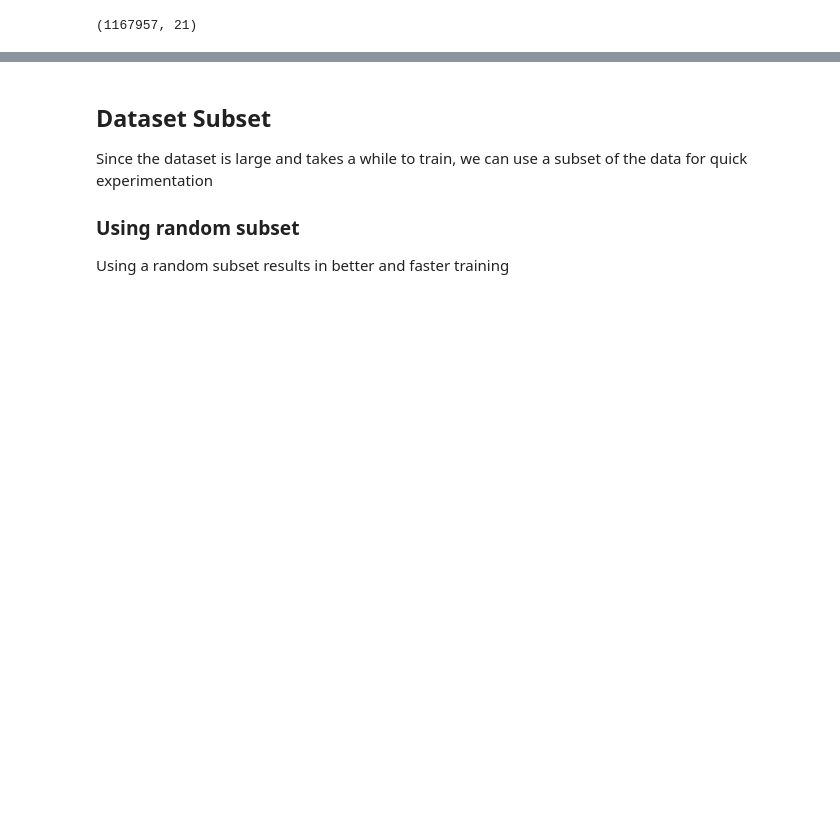
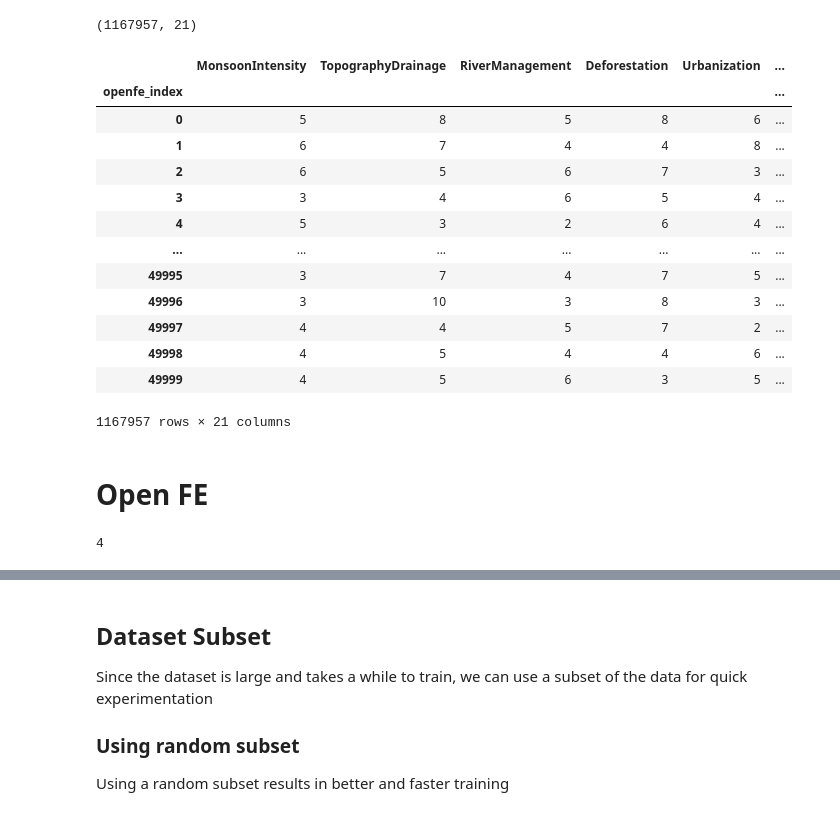
Before and after one commit to rubanzasilva/flood_prediction, a Jupyter notebook: s04e05-fastai.ipynb, the cells around one changed output, grey strips where cells are left out. Cells and saved outputs as stored; diff of their text form; code cells hidden in the pictures; blank space fills up the shorter version.

```diff
--- a/s04e05-fastai.ipynb
+++ b/s04e05-fastai.ipynb
@@ -134,3 +128,22 @@ train_df = pd.concat([train_df,original_df], axis=0)
 train_df.shape
 # %% [output]
 (1167957, 21)
+# %%
+train_df
+# %% [output]
+|  | MonsoonIntensity | TopographyDrainage | RiverManagement | Deforestation | Urbanization | ... |
+| openfe_index |  |  |  |  |  | ... |
+| 0 | 5 | 8 | 5 | 8 | 6 | ... |
+| 1 | 6 | 7 | 4 | 4 | 8 | ... |
+| 2 | 6 | 5 | 6 | 7 | 3 | ... |
+| 3 | 3 | 4 | 6 | 5 | 4 | ... |
+| 4 | 5 | 3 | 2 | 6 | 4 | ... |
+| ... | ... | ... | ... | ... | ... | ... |
+| 49995 | 3 | 7 | 4 | 7 | 5 | ... |
+| 49996 | 3 | 10 | 3 | 8 | 3 | ... |
+| 49997 | 4 | 4 | 5 | 7 | 2 | ... |
+| 49998 | 4 | 5 | 4 | 4 | 6 | ... |
+| 49999 | 4 | 5 | 6 | 3 | 5 | ... |
+1167957 rows × 21 columns
+# %% [markdown]
+# Open FE
@@ -136,0 +152,7 @@ train_df.shape
+# %%
+#set n_jobs to be the actual cpu core count
+CPU_COUNT = os.cpu_count()
+n_jobs = CPU_COUNT
+n_jobs
+# %% [output]
+4
```
Also changed, not shown: parts of 47 cells of this notebook.
